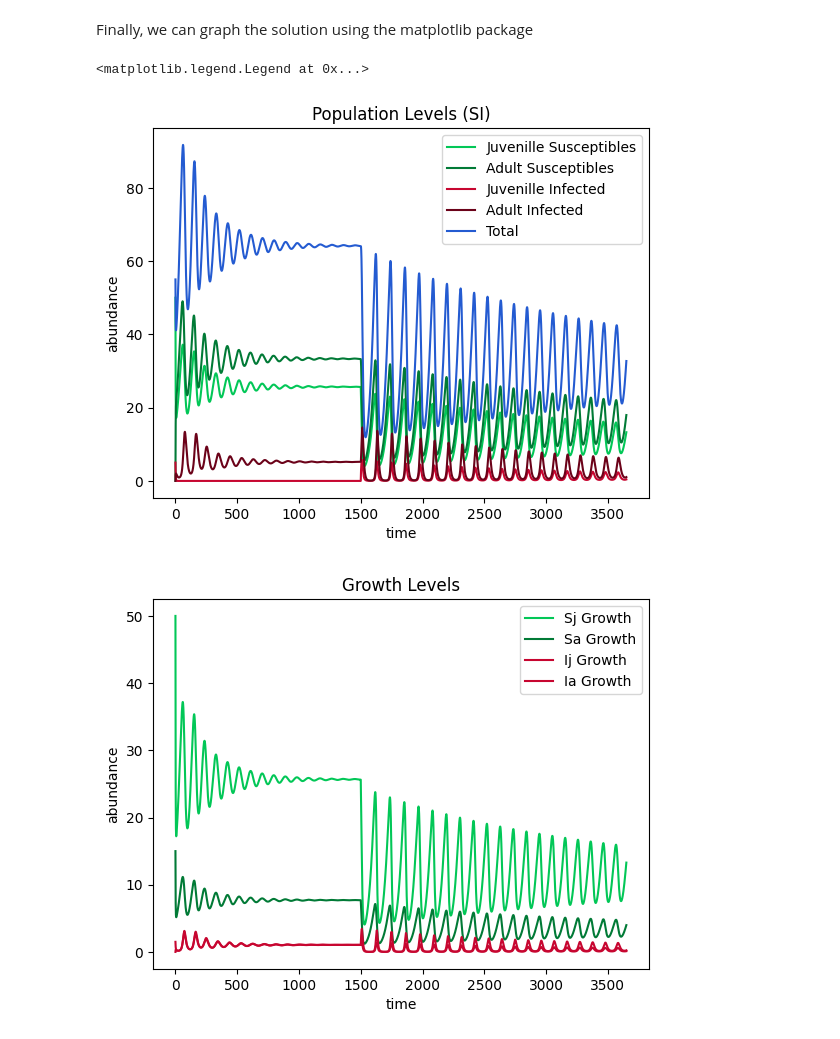
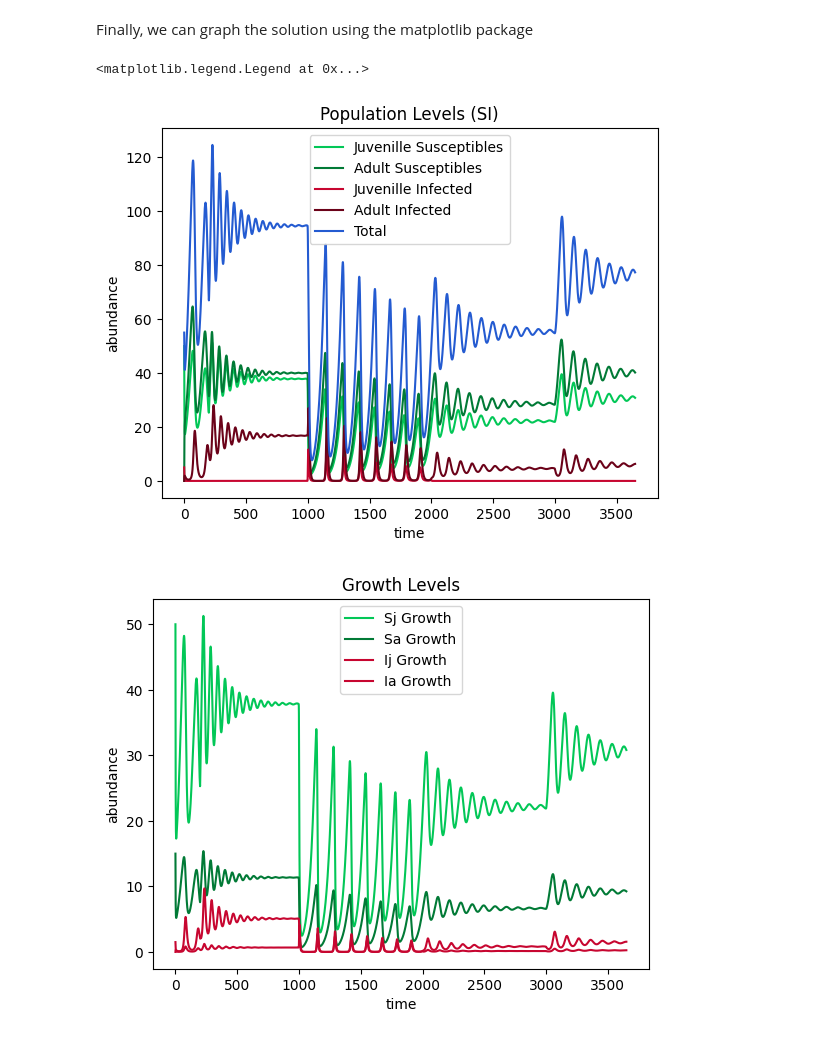
Before and after one commit to bds062/Host-Pathogen-Evolutionary-Dynamics-Model, a Jupyter notebook: sir_model.ipynb, the cells around one changed output. Cells and saved outputs as stored; diff of their text form; code cells hidden in the pictures.

```diff
--- a/sir_model.ipynb
+++ b/sir_model.ipynb
@@ -124,15 +110,20 @@ t = (0, 3650)
 
 #Set the transmission and recovery parameters
 Bj = 0.008
-Ba=.006
+Ba=.001
 theta = 0.0005
 death = .2
 maturity=.3
-peaks = 1
 startJ=1000
 endJ=2000
-startA=1000
-endA=2000
+baseJ=0
+startA=2000
+endA=3000
+baseA=.005
+startB=200
+endB=1000
+midB=.05
+baseB=.4
 # %% [markdown]
 Now we are ready to compute our solution. To do this, we use the `solve_ivp` function from scipy.
 This takes in several paramters:
@@ -180,41 +192,50 @@ populationGraph.plot(time_points, Sj+Sa+Ij+Ia, label='Total', color=colTot)
 populationGraph.set_xlabel('time')
 populationGraph.set_ylabel('abundance')
 populationGraph.legend()
 
 fig, birthGraph = plt.subplots()
 birthGraph.set_title('Growth Levels')
 birthGraph.plot(time_points, (1*Sj), label='Sj Growth', color=colSj)
 birthGraph.plot(time_points, maturity*Sj, label='Sa Growth', color=colSa)
 birthGraph.plot(time_points, Bj*Sj*Ia, label='Ij Growth', color=colIj)
 birthGraph.plot(time_points, maturity*Ij+Ba*Sa*Ia, label='Ia Growth', color=colIj)
 birthGraph.set_xlabel('time')
 birthGraph.set_ylabel('abundance')
 birthGraph.legend()
 
 # fig, deathGraph = plt.subplots()
 # deathGraph.set_title('Death Levels')
 # deathGraph.plot(time_points, theta*S*(S+I)+death*S, label='Susceptible Deaths Per Day', color='#23a81e')
 # deathGraph.plot(time_points, death*I, label='Infected Deaths Per Day', color='#c70630')
 # deathGraph.set_xlabel('time')
 # deathGraph.set_ylabel('abundance')
 # deathGraph.legend()
 
 fig, custom = plt.subplots()
-custom.set_title('Custom Functions')
-custom.plot(time_points, births, label='Custom Birth Rate Function', color=colSj)
+custom.set_title('Custom Birth Function')
+custom.plot(time_points, birthVector(time_points, startB, endB, midB, baseB), label='Custom Birth Rate Function', color=colSj)
 custom.plot()
 custom.set_xlabel('time')
 custom.set_ylabel('abudnance')
 custom.legend()
 
-# fig, custom2 = plt.subplots()
-# custom2.set_title('Custom Juvenille Transmission Function')
-# custom2.plot(time_points, betaVector(time_points, 1000, 2000), label='Infection Rate', color=colIj)
-# custom2.plot()
-# custom2.set_xlabel('time')
-# custom2.set_ylabel('abundance')
-# custom2.legend()
+fig, custom2 = plt.subplots()
+custom2.set_title('Custom Juvenille Transmission Function')
+custom2.plot(time_points, vectorTanH(time_points, startJ, endJ, Bj, baseJ), label='Juvenille Infection Rate', color=colIj)
+custom2.plot(time_points, vectorTanH(time_points, startA, endA, Ba, baseA), label='Adult Infection Rate', color=colIa)
+custom2.plot()
+custom2.set_xlabel('time')
+custom2.set_ylabel('abundance')
+custom2.legend()
+
+fig, pathogenEvolution = plt.subplots()
+pathogenEvolution.set_title('Pathogen Evolution Optimization')
+pathogenEvolution.plot(short_time, proportions, label='Proportion of Susceptible Adults', color=colIj)
+pathogenEvolution.plot()
+pathogenEvolution.set_xlabel('time')
+pathogenEvolution.set_ylabel('abundance')
+pathogenEvolution.legend()
 # %% [output]
 <matplotlib.legend.Legend at 0x...>
-[figure, old version]
+[figure, new version]
-[figure, old version]
+[figure, new version]
```
Also changed, not shown: parts of 7 cells of this notebook.
